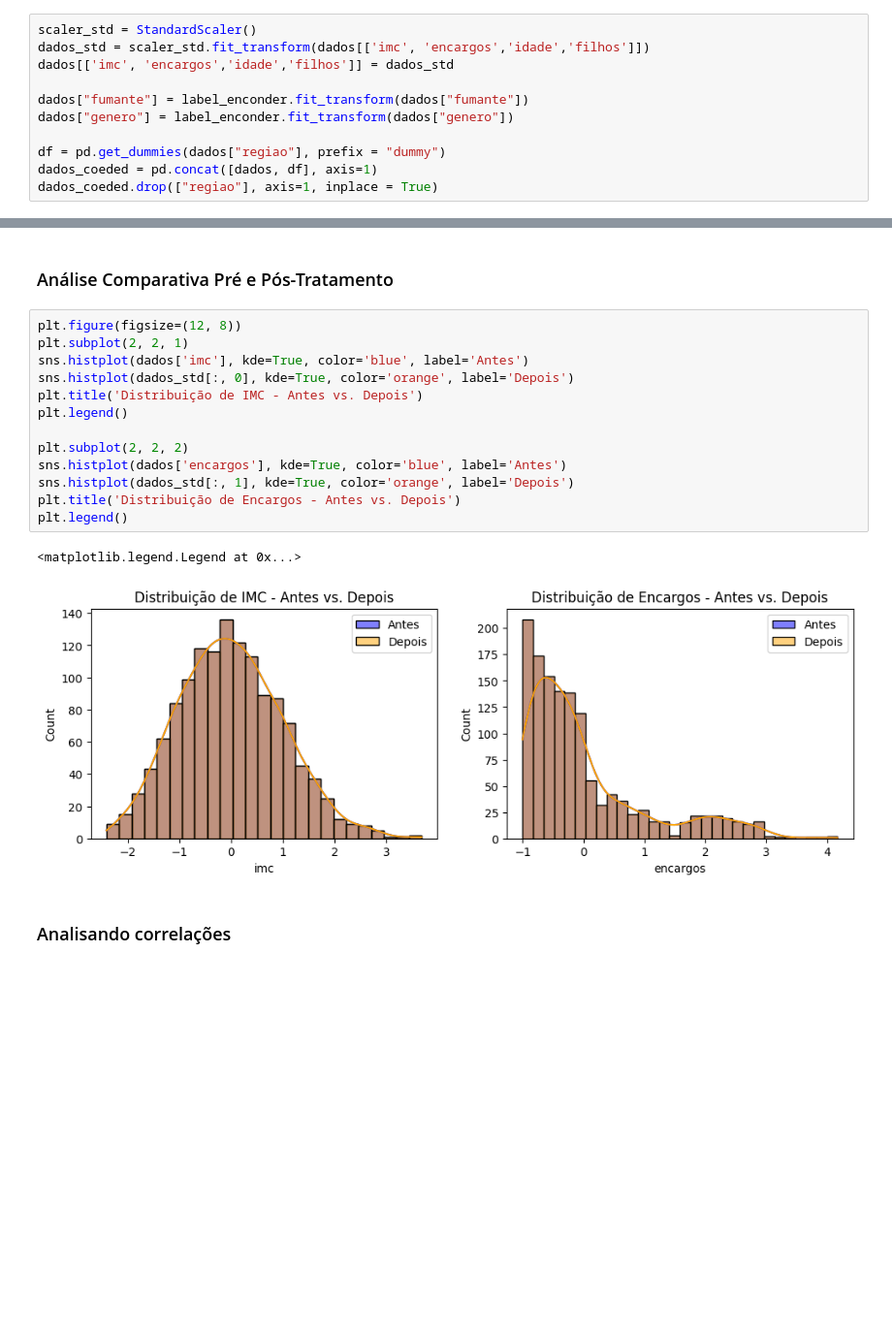
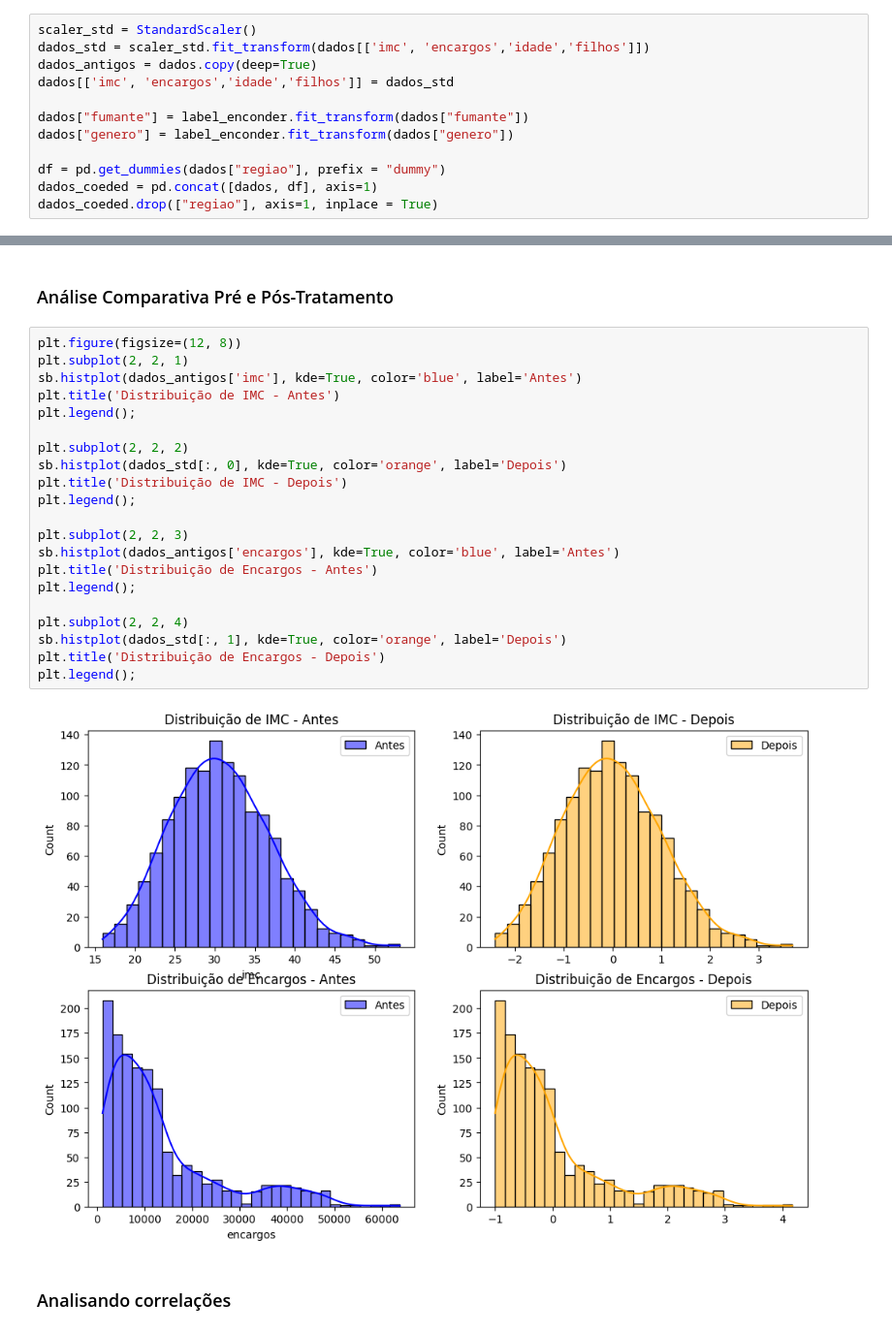
Before and after one commit to jordanmsouza/TechChallenge_Fase1_Grupo4, a Jupyter notebook: Tech_Challange_Fase1_Grupo4.ipynb, the cells around one changed output, grey strips where cells are left out. Shown at 97% size. Cells and saved outputs as stored; diff of their text form; blank space fills up the shorter version.

```diff
--- a/Tech_Challange_Fase1_Grupo4.ipynb
+++ b/Tech_Challange_Fase1_Grupo4.ipynb
@@ -144,6 +144,7 @@ label_enconder = LabelEncoder()
 # %%
 scaler_std = StandardScaler()
 dados_std = scaler_std.fit_transform(dados[['imc', 'encargos','idade','filhos']])
+dados_antigos = dados.copy(deep=True)
 dados[['imc', 'encargos','idade','filhos']] = dados_std
 
 dados["fumante"] = label_enconder.fit_transform(dados["fumante"])
@@ -168,19 +180,26 @@ dados_coeded.head()
 # %%
 plt.figure(figsize=(12, 8))
 plt.subplot(2, 2, 1)
-sns.histplot(dados['imc'], kde=True, color='blue', label='Antes')
-sns.histplot(dados_std[:, 0], kde=True, color='orange', label='Depois')
-plt.title('Distribuição de IMC - Antes vs. Depois')
-plt.legend()
+sb.histplot(dados_antigos['imc'], kde=True, color='blue', label='Antes')
+plt.title('Distribuição de IMC - Antes')
+plt.legend();
 
 plt.subplot(2, 2, 2)
-sns.histplot(dados['encargos'], kde=True, color='blue', label='Antes')
-sns.histplot(dados_std[:, 1], kde=True, color='orange', label='Depois')
-plt.title('Distribuição de Encargos - Antes vs. Depois')
-plt.legend()
+sb.histplot(dados_std[:, 0], kde=True, color='orange', label='Depois')
+plt.title('Distribuição de IMC - Depois')
+plt.legend();
+
+plt.subplot(2, 2, 3)
+sb.histplot(dados_antigos['encargos'], kde=True, color='blue', label='Antes')
+plt.title('Distribuição de Encargos - Antes')
+plt.legend();
+
+plt.subplot(2, 2, 4)
+sb.histplot(dados_std[:, 1], kde=True, color='orange', label='Depois')
+plt.title('Distribuição de Encargos - Depois')
+plt.legend();
 # %% [output]
-<matplotlib.legend.Legend at 0x...>
-[figure, old version]
+[figure, new version]
 # %% [markdown]
 ### Analisando correlações
 # %%
```
Also changed, not shown: parts of 25 cells of this notebook.
